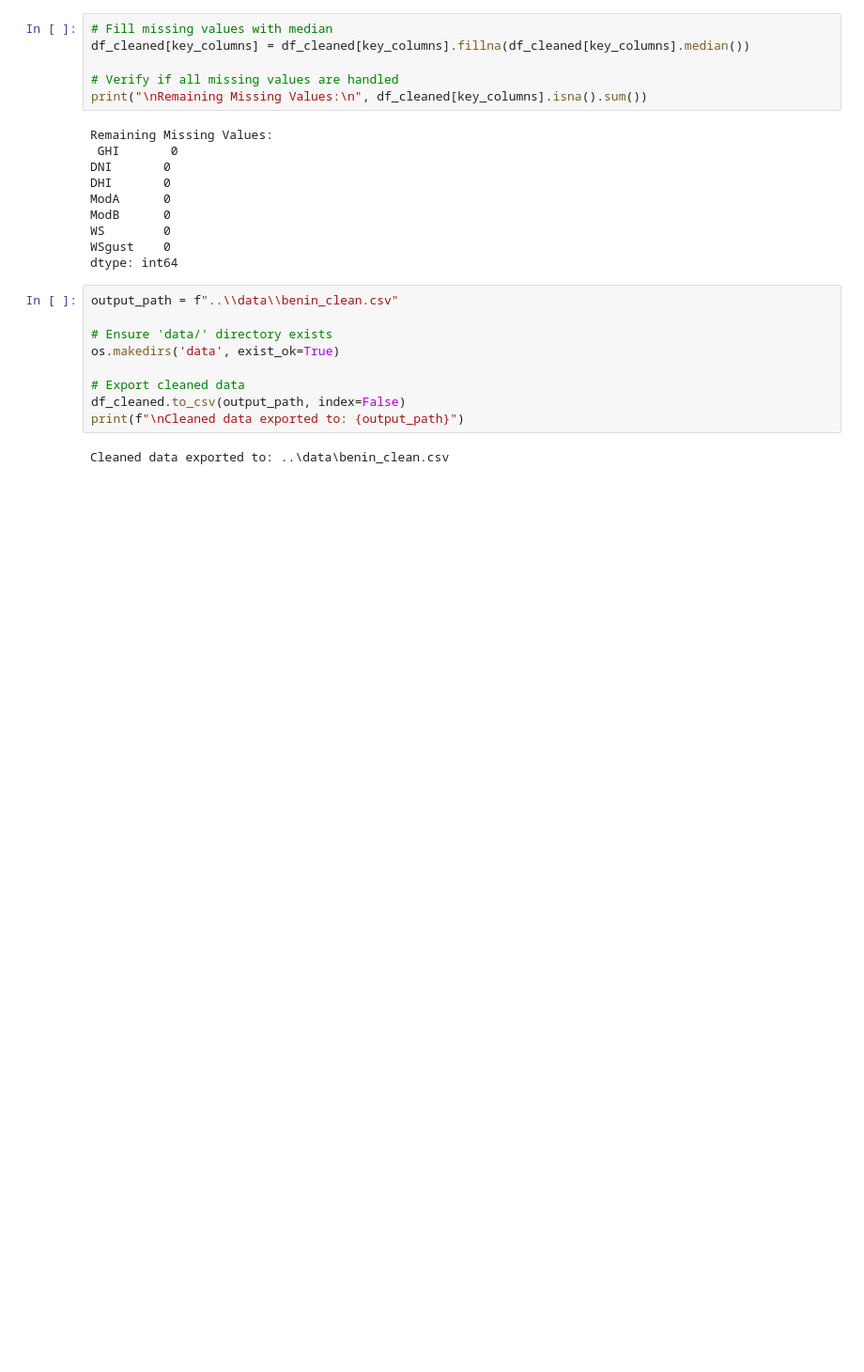
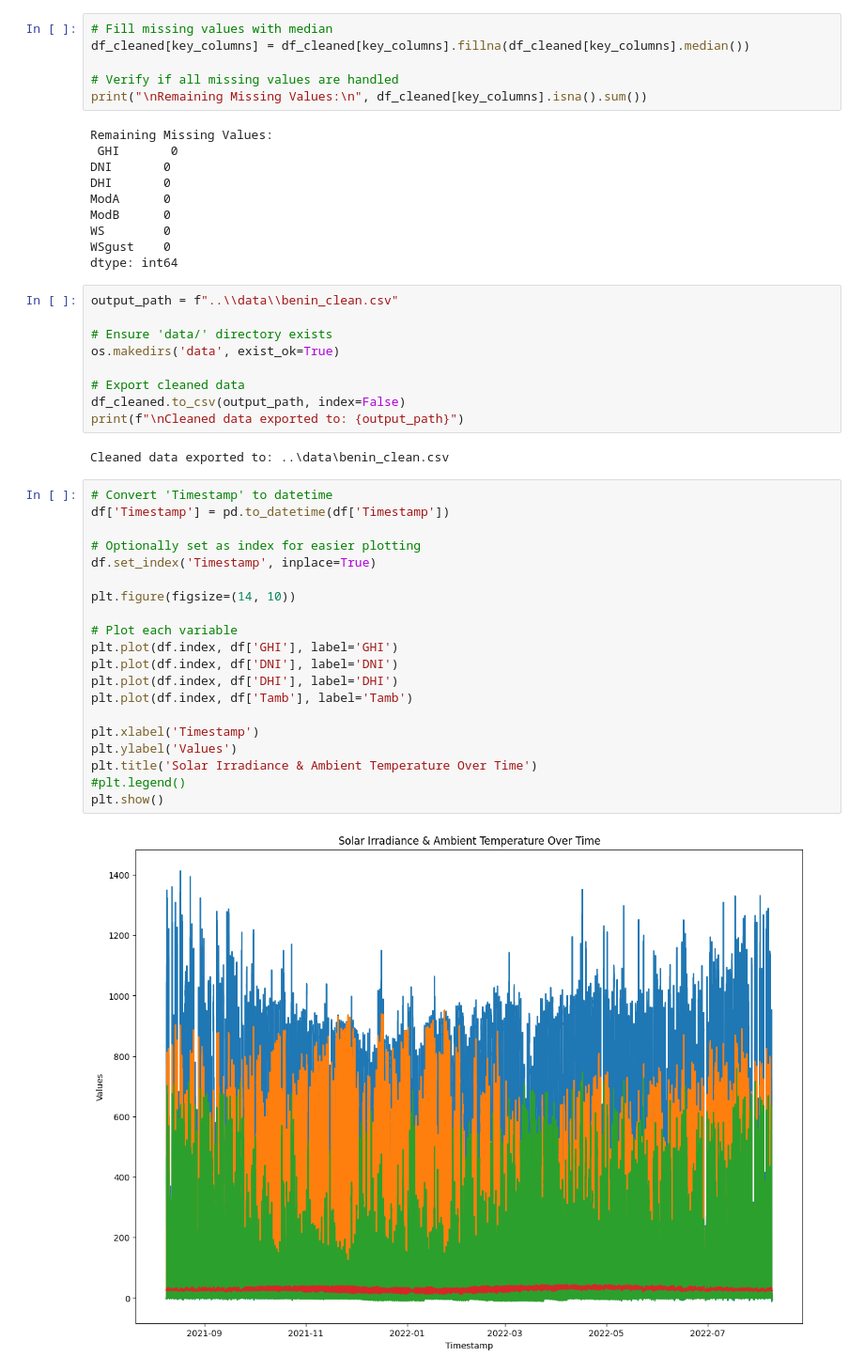
Before and after one commit to MulatYazew/solar-challenge-week1, a Jupyter notebook: Notebook/benin-eda.ipynb, the cells around one changed output. Shown: that part at 94% size. Drawn from its saved outputs; the diff is of its cells as text; blank space fills up the shorter version.

```diff
--- a/Notebook/benin-eda.ipynb
+++ b/Notebook/benin-eda.ipynb
@@ -101,3 +101,25 @@ df_cleaned.to_csv(output_path, index=False)
 print(f"\nCleaned data exported to: {output_path}")
 # %% [output]
 Cleaned data exported to: ..\data\benin_clean.csv
+# %%
+# Convert 'Timestamp' to datetime
+df['Timestamp'] = pd.to_datetime(df['Timestamp'])
+
+# Optionally set as index for easier plotting
+df.set_index('Timestamp', inplace=True)
+
+plt.figure(figsize=(14, 10))
+
+# Plot each variable
+plt.plot(df.index, df['GHI'], label='GHI')
+plt.plot(df.index, df['DNI'], label='DNI')
+plt.plot(df.index, df['DHI'], label='DHI')
+plt.plot(df.index, df['Tamb'], label='Tamb')
+
+plt.xlabel('Timestamp')
+plt.ylabel('Values')
+plt.title('Solar Irradiance & Ambient Temperature Over Time')
+#plt.legend()
+plt.show()
+# %% [output]
+[figure, added]
```
Also changed, not shown: parts of 2 cells of this notebook, 1 other file.
